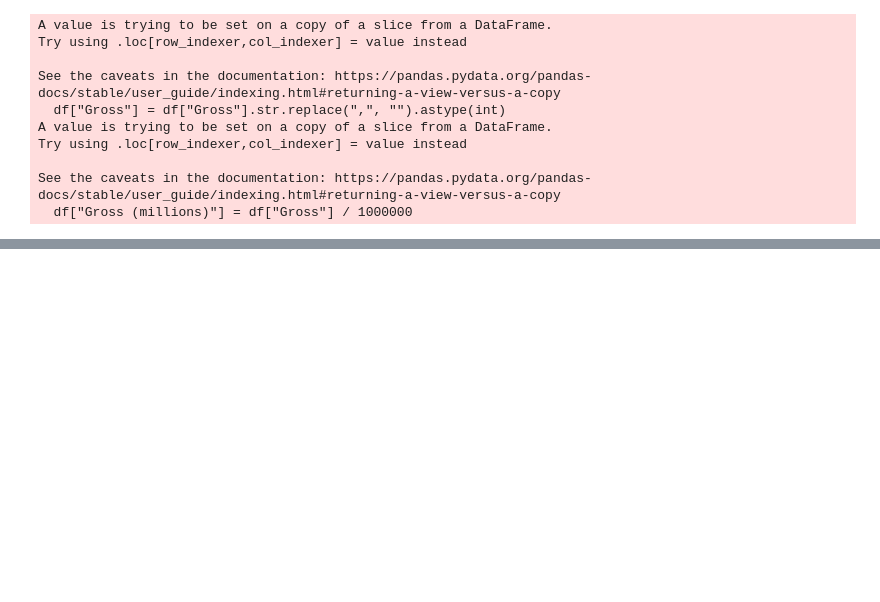
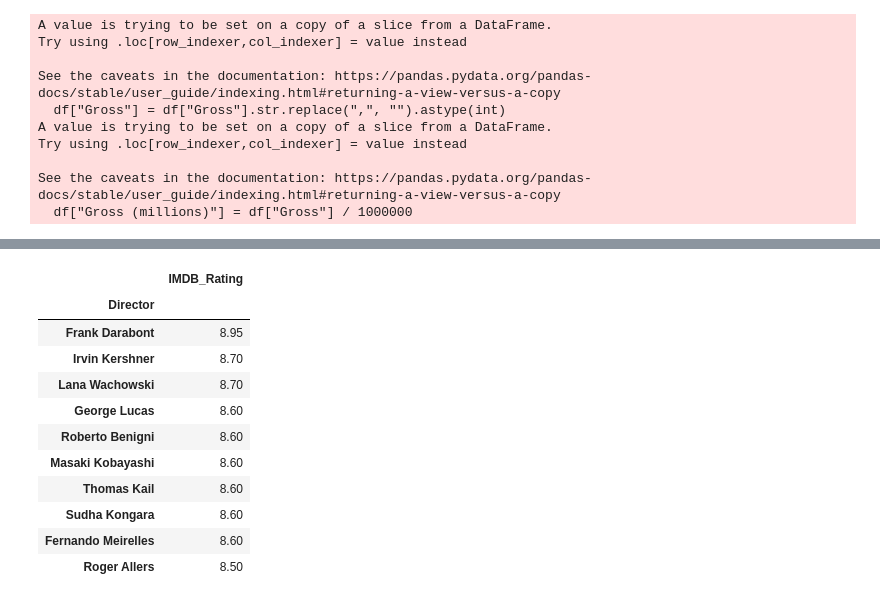
Before and after one commit to gmc314/Statistics-Explanations, a Jupyter notebook: lights-camera-statistics.ipynb, the cells around one changed output, grey strips where cells are left out. Saved outputs shown, nothing was run; the diff lists cells and outputs as text; code cells hidden in the pictures; blank space fills up the shorter version.

```diff
--- a/lights-camera-statistics.ipynb
+++ b/lights-camera-statistics.ipynb
@@ -154,0 +170,16 @@ df.info()
+# %%
+# Top directors' average ratings
+df.groupby(["Director"])[["IMDB_Rating"]].mean().sort_values(by = 'IMDB_Rating', ascending = False)[:10]
+# %% [output]
+|  | IMDB_Rating |
+| Director |  |
+| Frank Darabont | 8.95 |
+| Irvin Kershner | 8.70 |
+| Lana Wachowski | 8.70 |
+| George Lucas | 8.60 |
+| Roberto Benigni | 8.60 |
+| Masaki Kobayashi | 8.60 |
+| Thomas Kail | 8.60 |
+| Sudha Kongara | 8.60 |
+| Fernando Meirelles | 8.60 |
+| Roger Allers | 8.50 |
```
Also changed, not shown: parts of 3 cells of this notebook.
